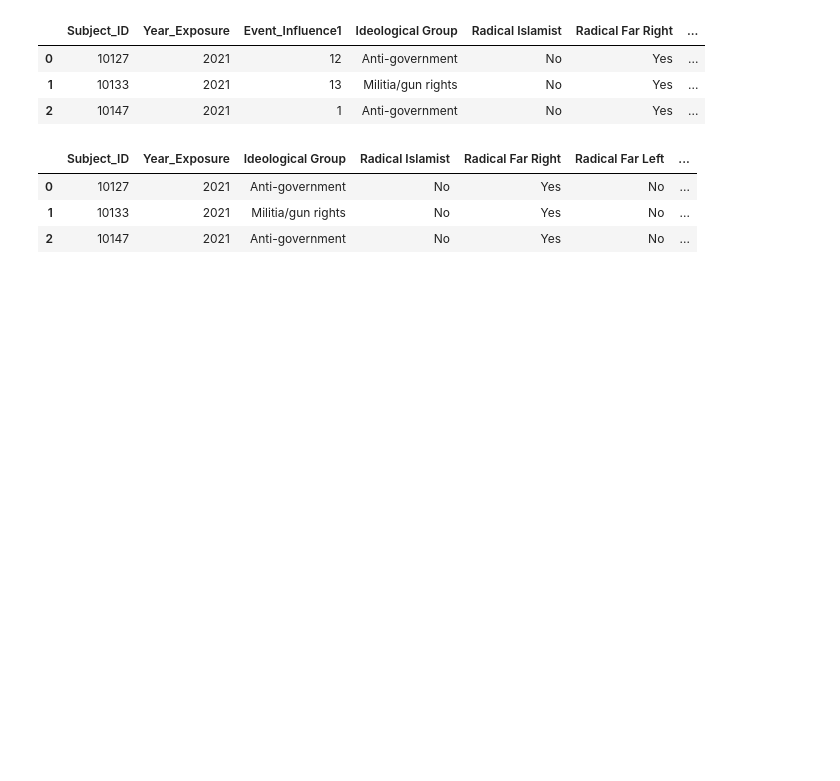
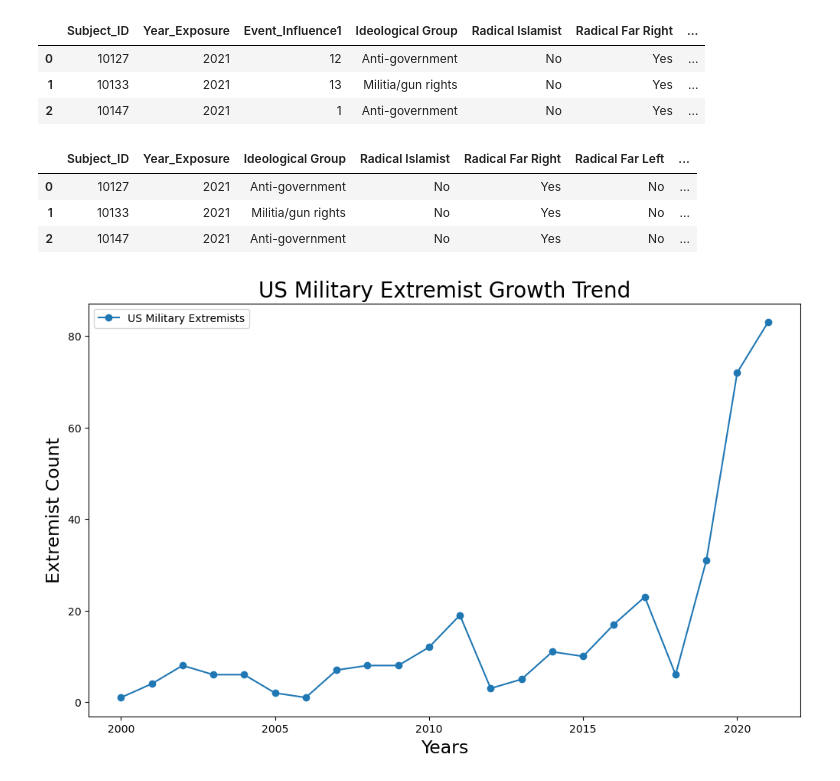
Before and after one commit to mrichburg/extremist_profile_exploration, a Jupyter notebook: notebooks/EDA.ipynb, the cells around one changed output. Cells and saved outputs as stored; diff of their text form; code cells hidden in the pictures; blank space fills up the shorter version.

```diff
--- a/notebooks/EDA.ipynb
+++ b/notebooks/EDA.ipynb
@@ -244,3 +244,21 @@ fil_mil.head(3)
 | 0 | 10127 | 2021 | Anti-government | No | Yes | No | ... |
 | 1 | 10133 | 2021 | Militia/gun rights | No | Yes | No | ... |
 | 2 | 10147 | 2021 | Anti-government | No | Yes | No | ... |
+# %%
+#Plotting Graph
+
+plt.rcParams["figure.figsize"] = (12, 7)
+year_group = fil_mil.groupby("Year_Exposure").count()
+x = year_group.index
+x
+y = year_group["Subject_ID"].values
+y
+
+plt.plot(x, y, linestyle="-", marker="o", label="US Military Extremists")
+plt.title("US Military Extremist Growth Trend", fontsize=20)
+plt.xlabel("Years", fontsize=17)
+plt.ylabel("Extremist Count", fontsize=17)
+plt.legend()
+plt.show()
+# %% [output]
+[figure, added]
```
Also changed, not shown: parts of 6 cells of this notebook, 5 other files.
